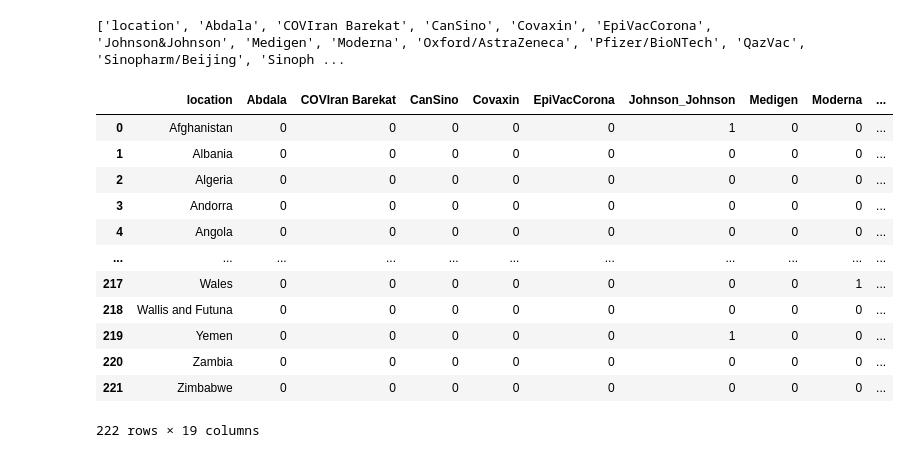
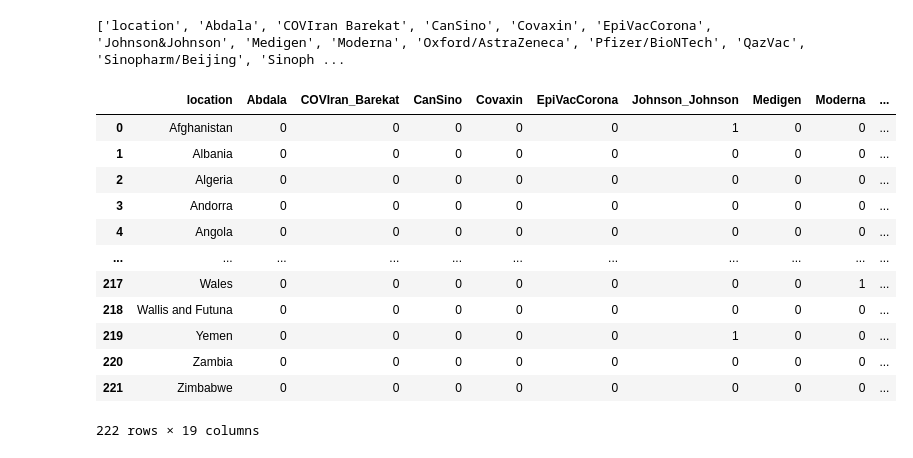
Before and after one commit to bazibuhejm/covid-19_data-set-Group-IV, a Jupyter notebook: Vax_Manufacturer_Locations.ipynb, the cells around one changed output. Saved outputs shown, nothing was run; the diff lists cells and outputs as text; code cells hidden in the pictures.

Commit message:
updated columnns names in Vax_manuf for compatability

```diff
--- a/Vax_Manufacturer_Locations.ipynb
+++ b/Vax_Manufacturer_Locations.ipynb
@@ -100,21 +100,21 @@ dtype: int64
 print(vax_loc_df.columns.tolist())
 # %% [output]
 ['location', 'Abdala', 'COVIran Barekat', 'CanSino', 'Covaxin', 'EpiVacCorona', 'Johnson&Johnson', 'Medigen', 'Moderna', 'Oxford/AstraZeneca', 'Pfizer/BioNTech', 'QazVac', 'Sinopharm/Beijing', 'Sinoph ...
-# %%
-vax_loc_df.rename(columns={"Johnson&Johnson":"Johnson_Johnson"})
-# %% [output]
-|  | location | Abdala | COVIran Barekat | CanSino | Covaxin | EpiVacCorona | Johnson_Johnson | Medigen | Moderna | ... |
-| 0 | Afghanistan | 0 | 0 | 0 | 0 | 0 | 1 | 0 | 0 | ... |
-| 1 | Albania | 0 | 0 | 0 | 0 | 0 | 0 | 0 | 0 | ... |
-| 2 | Algeria | 0 | 0 | 0 | 0 | 0 | 0 | 0 | 0 | ... |
-| 3 | Andorra | 0 | 0 | 0 | 0 | 0 | 0 | 0 | 0 | ... |
-| 4 | Angola | 0 | 0 | 0 | 0 | 0 | 0 | 0 | 0 | ... |
-| ... | ... | ... | ... | ... | ... | ... | ... | ... | ... | ... |
-| 217 | Wales | 0 | 0 | 0 | 0 | 0 | 0 | 0 | 1 | ... |
-| 218 | Wallis and Futuna | 0 | 0 | 0 | 0 | 0 | 0 | 0 | 0 | ... |
-| 219 | Yemen | 0 | 0 | 0 | 0 | 0 | 1 | 0 | 0 | ... |
-| 220 | Zambia | 0 | 0 | 0 | 0 | 0 | 0 | 0 | 0 | ... |
-| 221 | Zimbabwe | 0 | 0 | 0 | 0 | 0 | 0 | 0 | 0 | ... |
-222 rows × 19 columns
+# %%
+vax_loc_df.rename(columns={"COVIran Barekat":"COVIran_Barekat","Johnson&Johnson":"Johnson_Johnson","Pfizer/BioNTech":"Pfizer_BioNTech", "Sinopharm/Beijing":'Sinopharm_Beijing', 'Sinopharm/HayatVax':'Sinopharm_HayatVax', 'Sinopharm/Wuhan':'Sinopharm_Wuhan', 'Sputnik V':'Sputnik_V',"Oxford/AstraZeneca":"Oxford_AstraZeneca"  })
+# %% [output]
+|  | location | Abdala | COVIran_Barekat | CanSino | Covaxin | EpiVacCorona | Johnson_Johnson | Medigen | Moderna | ... |
+| 0 | Afghanistan | 0 | 0 | 0 | 0 | 0 | 1 | 0 | 0 | ... |
+| 1 | Albania | 0 | 0 | 0 | 0 | 0 | 0 | 0 | 0 | ... |
+| 2 | Algeria | 0 | 0 | 0 | 0 | 0 | 0 | 0 | 0 | ... |
+| 3 | Andorra | 0 | 0 | 0 | 0 | 0 | 0 | 0 | 0 | ... |
+| 4 | Angola | 0 | 0 | 0 | 0 | 0 | 0 | 0 | 0 | ... |
+| ... | ... | ... | ... | ... | ... | ... | ... | ... | ... | ... |
+| 217 | Wales | 0 | 0 | 0 | 0 | 0 | 0 | 0 | 1 | ... |
+| 218 | Wallis and Futuna | 0 | 0 | 0 | 0 | 0 | 0 | 0 | 0 | ... |
+| 219 | Yemen | 0 | 0 | 0 | 0 | 0 | 1 | 0 | 0 | ... |
+| 220 | Zambia | 0 | 0 | 0 | 0 | 0 | 0 | 0 | 0 | ... |
+| 221 | Zimbabwe | 0 | 0 | 0 | 0 | 0 | 0 | 0 | 0 | ... |
+222 rows × 19 columns
 # %%
 vax_loc_df.to_csv("vax_manuf_filtered.csv")
```
Also changed, not shown: 1 other file.
